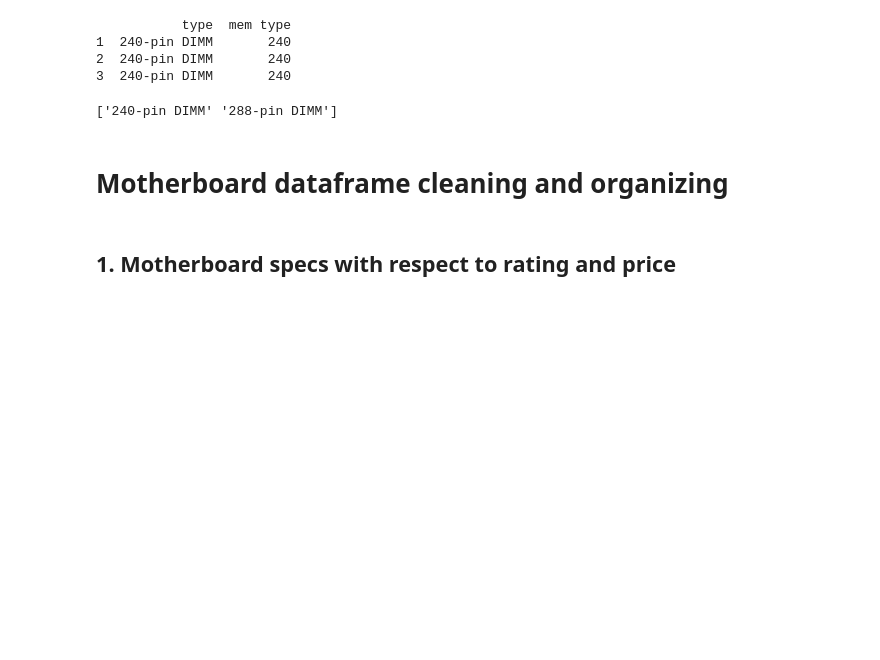
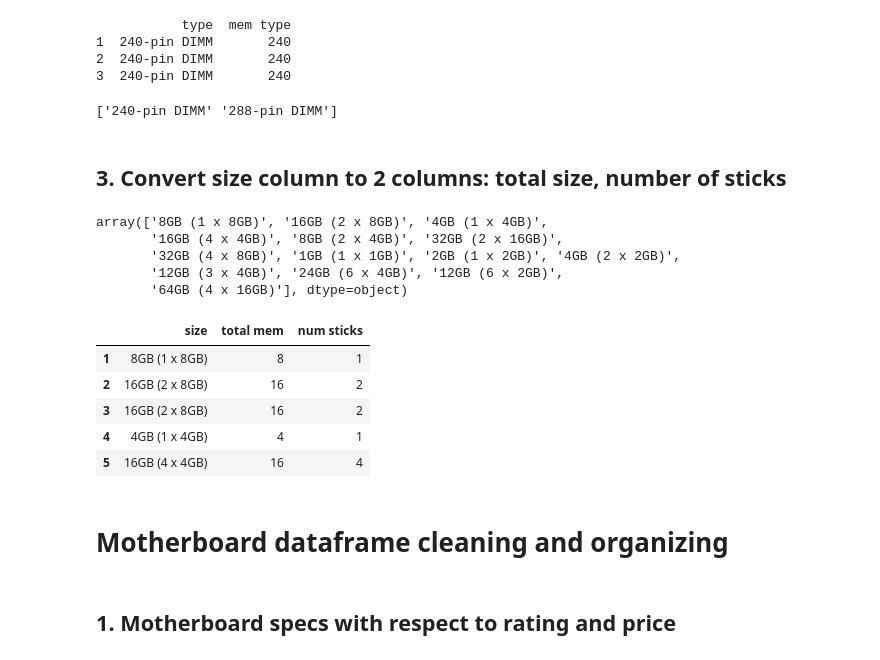
Before and after one commit to nycdatasci/bootcamp009_project, a Jupyter notebook: Project2-WebScraping/samomullane/pcparts initial eda.ipynb, the cells around one changed output. Drawn from its saved outputs; the diff is of its cells as text; code cells hidden in the pictures; blank space fills up the shorter version.

```diff
--- a/Project2-WebScraping/samomullane/pcparts initial eda.ipynb
+++ b/Project2-WebScraping/samomullane/pcparts initial eda.ipynb
@@ -818,3 +865,8 @@ memory['speed'].unique()
 array(['DDR3-1333', 'DDR3-2133', 'DDR3-1600', 'DDR4-2133', 'DDR4-2666',
        'DDR4-2400', 'DDR4-3200', 'DDR3-1866', 'DDR4-2800', 'DDR3-2400',
        'DDR2-667', 'DDR4-3000', 'DDR4-3333', 'DDR2-800', 'DDR3-2666'], dtype=object)
+# %%
+#For SQL use later, we need to convert to type and speed
+memory['speed type'] = [int(re.search('DDR([0-9])', x).group(1)) for x in memory['speed']]
+memory['speed n'] = [int(re.search('-([0-9]{3,4})', x).group(1)) for x in memory['speed']]
+memory[['speed', 'speed type', 'speed n']][0:4]
@@ -840,6 +898,33 @@ memory = memory[memory['mem type'].isin([240, 288])]
 print memory['type'].unique()
 # %% [output]
 ['240-pin DIMM' '288-pin DIMM']
+# %% [markdown]
+## 3. Convert size column to 2 columns: total size, number of sticks
+# %%
+memory['size'].unique()
+# %% [output]
+array(['8GB (1 x 8GB)', '16GB (2 x 8GB)', '4GB (1 x 4GB)',
+       '16GB (4 x 4GB)', '8GB (2 x 4GB)', '32GB (2 x 16GB)',
+       '32GB (4 x 8GB)', '1GB (1 x 1GB)', '2GB (1 x 2GB)', '4GB (2 x 2GB)',
+       '12GB (3 x 4GB)', '24GB (6 x 4GB)', '12GB (6 x 2GB)',
+       '64GB (4 x 16GB)'], dtype=object)
+# %%
+### From above output, see that we need to grab the number before GB and the first number in parentheses ###
+
+#First grab the leading number
+memory['total mem'] = [int(re.search('^([0-9]+)', x).group(1)) for x in memory['size']]
+
+#Then grab the multiplier
+memory['num sticks'] = [int(re.search('\(([0-9])', x).group(1)) for x in memory['size']]
+
+memory[['size', 'total mem', 'num sticks']].head()
+# %% [output]
+|  | size | total mem | num sticks |
+| 1 | 8GB (1 x 8GB) | 8 | 1 |
+| 2 | 16GB (2 x 8GB) | 16 | 2 |
+| 3 | 16GB (2 x 8GB) | 16 | 2 |
+| 4 | 4GB (1 x 4GB) | 4 | 1 |
+| 5 | 16GB (4 x 4GB) | 16 | 4 |
 # %% [markdown]
 # Motherboard dataframe cleaning and organizing
 # %% [markdown]
```
Also changed, not shown: parts of 14 cells of this notebook, 11 other files.
